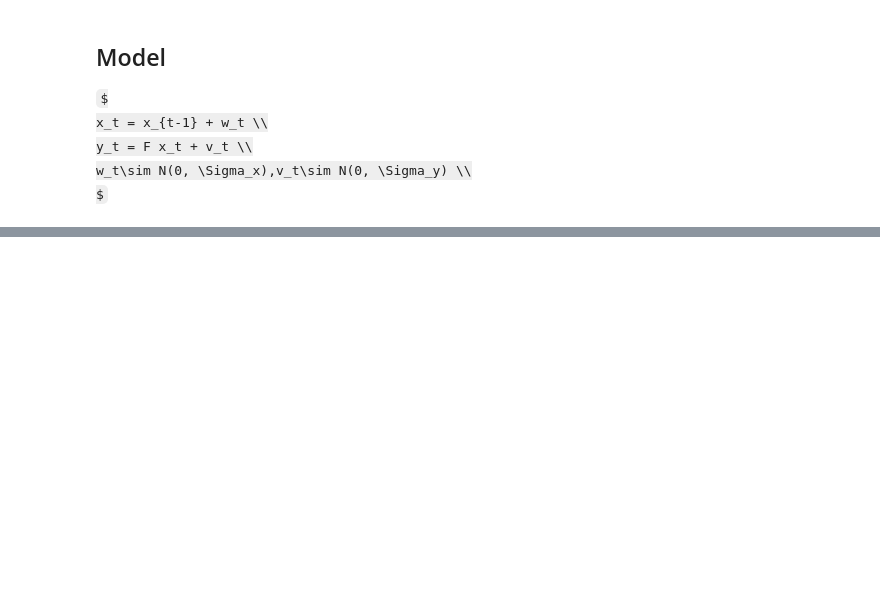
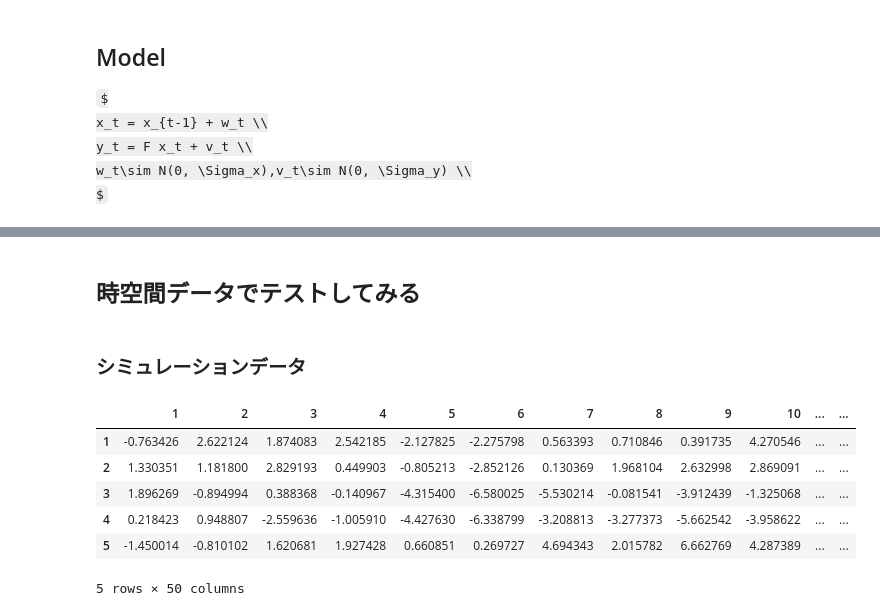
Before and after one commit to ryuya-ko/LDAT_LS_2019, a Jupyter notebook: code/python/sp_temp_kriging.ipynb, the cells around one changed output, grey strips where cells are left out. Cells and saved outputs as stored; diff of their text form; code cells hidden in the pictures; some formulas as TeX source; blank space fills up the shorter version.

```diff
--- a/code/python/sp_temp_kriging.ipynb
+++ b/code/python/sp_temp_kriging.ipynb
@@ -119,0 +118,4 @@ plt.plot(index, y_pred_list, color='red')
+# %% [markdown]
+## 時空間データでテストしてみる
+# %% [markdown]
+### シミュレーションデータ
@@ -119,0 +131,3 @@ plt.plot(index, y_pred_list, color='red')
+# %%
+Y = pd.read_csv('/Users/LOng/sengokulab/LDAT_LS_2019/data/dev/obs_variable_matrix.csv', index_col='Unnamed: 0')
+Y.columns = [i for i in range(1, 51)]
@@ -119,0 +140,10 @@ plt.plot(index, y_pred_list, color='red')
+# %%
+Y.head()
+# %% [output]
+|  | 1 | 2 | 3 | 4 | 5 | 6 | 7 | 8 | 9 | 10 | ... | ... |
+| 1 | -0.763426 | 2.622124 | 1.874083 | 2.542185 | -2.127825 | -2.275798 | 0.563393 | 0.710846 | 0.391735 | 4.270546 | ... | ... |
+| 2 | 1.330351 | 1.181800 | 2.829193 | 0.449903 | -0.805213 | -2.852126 | 0.130369 | 1.968104 | 2.632998 | 2.869091 | ... | ... |
+| 3 | 1.896269 | -0.894994 | 0.388368 | -0.140967 | -4.315400 | -6.580025 | -5.530214 | -0.081541 | -3.912439 | -1.325068 | ... | ... |
+| 4 | 0.218423 | 0.948807 | -2.559636 | -1.005910 | -4.427630 | -6.338799 | -3.208813 | -3.277373 | -5.662542 | -3.958622 | ... | ... |
+| 5 | -1.450014 | -0.810102 | 1.620681 | 1.927428 | 0.660851 | 0.269727 | 4.694343 | 2.015782 | 6.662769 | 4.287389 | ... | ... |
+5 rows × 50 columns
```
Also changed, not shown: parts of 20 cells of this notebook, 3 other files.
